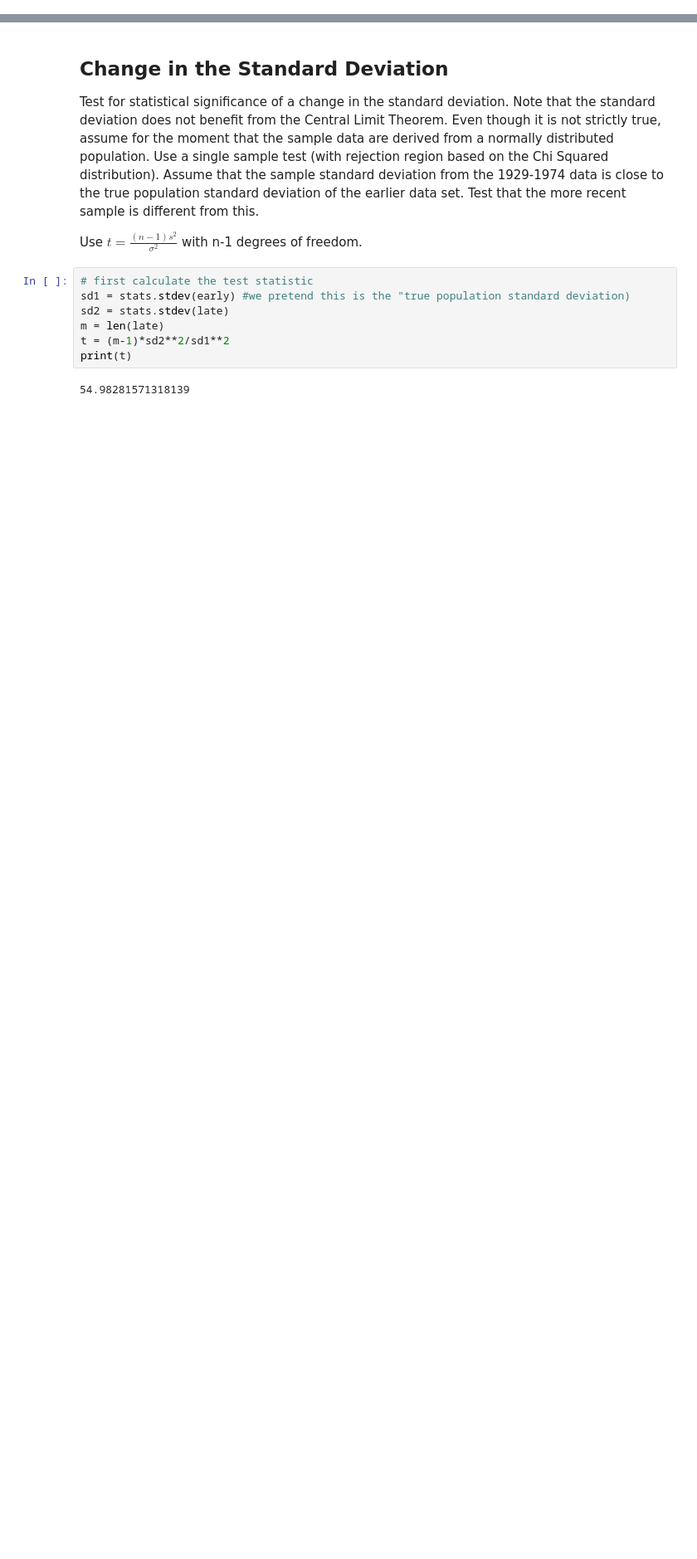
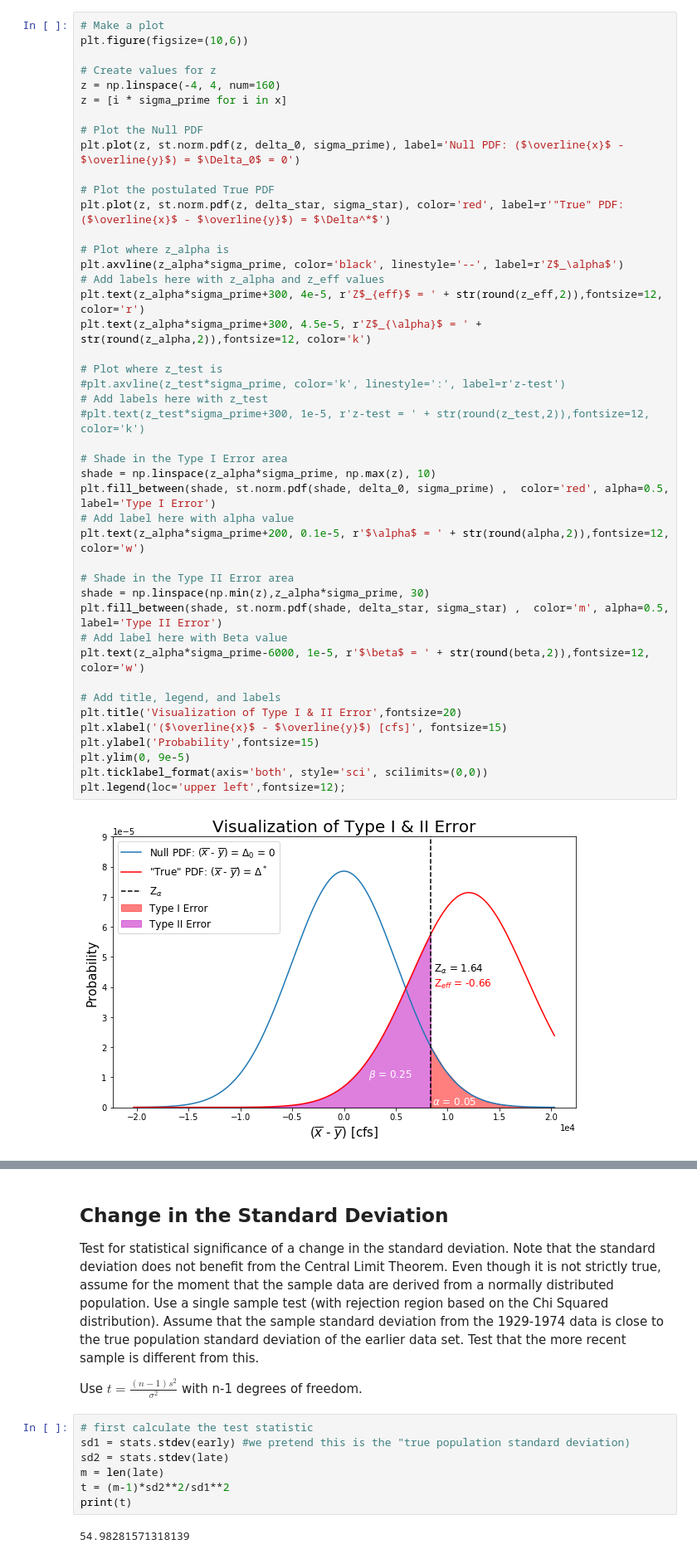
Before and after one commit to Mountain-Hydrology-Research-Group/data-analysis, a Jupyter notebook: modules/lab2/lab2-3.ipynb, the cells around one changed output, grey strips where cells are left out. Shown at 83% size. Cells and saved outputs as stored; diff of their text form; blank space fills up the shorter version.

```diff
--- a/modules/lab2/lab2-3.ipynb
+++ b/modules/lab2/lab2-3.ipynb
@@ -88,0 +112,46 @@ Our type II error is
+# %%
+# Make a plot
+plt.figure(figsize=(10,6))
+
+# Create values for z
+z = np.linspace(-4, 4, num=160)
+z = [i * sigma_prime for i in x]
+
+# Plot the Null PDF
+plt.plot(z, st.norm.pdf(z, delta_0, sigma_prime), label='Null PDF: ($\overline{x}$ - $\overline{y}$) = $\Delta_0$ = 0')
+
+# Plot the postulated True PDF
+plt.plot(z, st.norm.pdf(z, delta_star, sigma_star), color='red', label=r'"True" PDF: ($\overline{x}$ - $\overline{y}$) = $\Delta^*$')
+
+# Plot where z_alpha is
+plt.axvline(z_alpha*sigma_prime, color='black', linestyle='--', label=r'Z$_\alpha$')
+# Add labels here with z_alpha and z_eff values
+plt.text(z_alpha*sigma_prime+300, 4e-5, r'Z$_{eff}$ = ' + str(round(z_eff,2)),fontsize=12, color='r')
+plt.text(z_alpha*sigma_prime+300, 4.5e-5, r'Z$_{\alpha}$ = ' + str(round(z_alpha,2)),fontsize=12, color='k')
+
+# Plot where z_test is
+#plt.axvline(z_test*sigma_prime, color='k', linestyle=':', label=r'z-test')
+# Add labels here with z_test
+#plt.text(z_test*sigma_prime+300, 1e-5, r'z-test = ' + str(round(z_test,2)),fontsize=12, color='k')
+
+# Shade in the Type I Error area
+shade = np.linspace(z_alpha*sigma_prime, np.max(z), 10)
+plt.fill_between(shade, st.norm.pdf(shade, delta_0, sigma_prime) ,  color='red', alpha=0.5, label='Type I Error')
+# Add label here with alpha value
+plt.text(z_alpha*sigma_prime+200, 0.1e-5, r'$\alpha$ = ' + str(round(alpha,2)),fontsize=12, color='w')
+
+# Shade in the Type II Error area
+shade = np.linspace(np.min(z),z_alpha*sigma_prime, 30)
+plt.fill_between(shade, st.norm.pdf(shade, delta_star, sigma_star) ,  color='m', alpha=0.5, label='Type II Error')
+# Add label here with Beta value
+plt.text(z_alpha*sigma_prime-6000, 1e-5, r'$\beta$ = ' + str(round(beta,2)),fontsize=12, color='w')
+
+# Add title, legend, and labels
+plt.title('Visualization of Type I & II Error',fontsize=20)
+plt.xlabel('($\overline{x}$ - $\overline{y}$) [cfs]', fontsize=15)
+plt.ylabel('Probability',fontsize=15)
+plt.ylim(0, 9e-5)
+plt.ticklabel_format(axis='both', style='sci', scilimits=(0,0))
+plt.legend(loc='upper left',fontsize=12);
+# %% [output]
+[figure, added]
```
Also changed, not shown: parts of 25 cells of this notebook.
